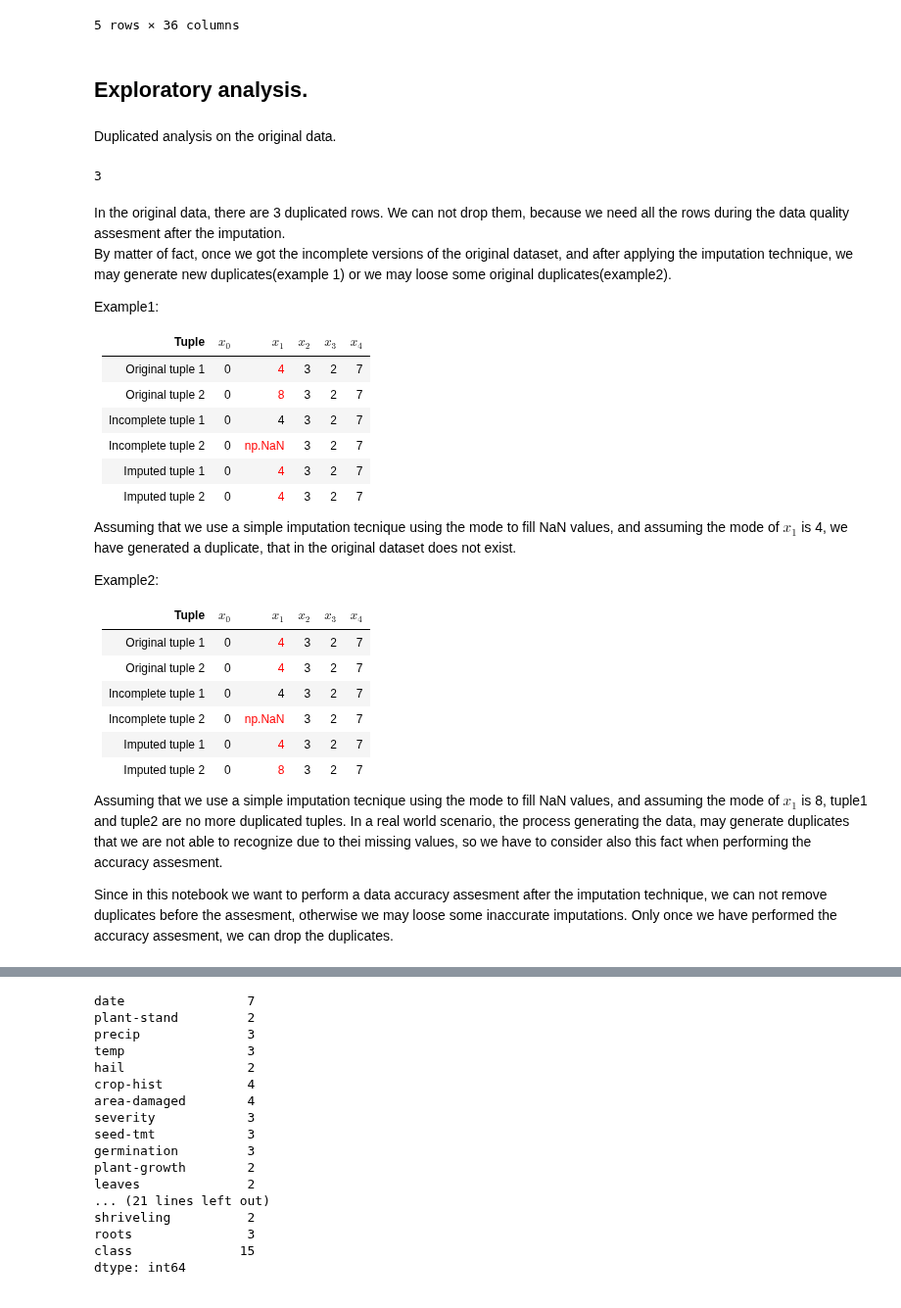
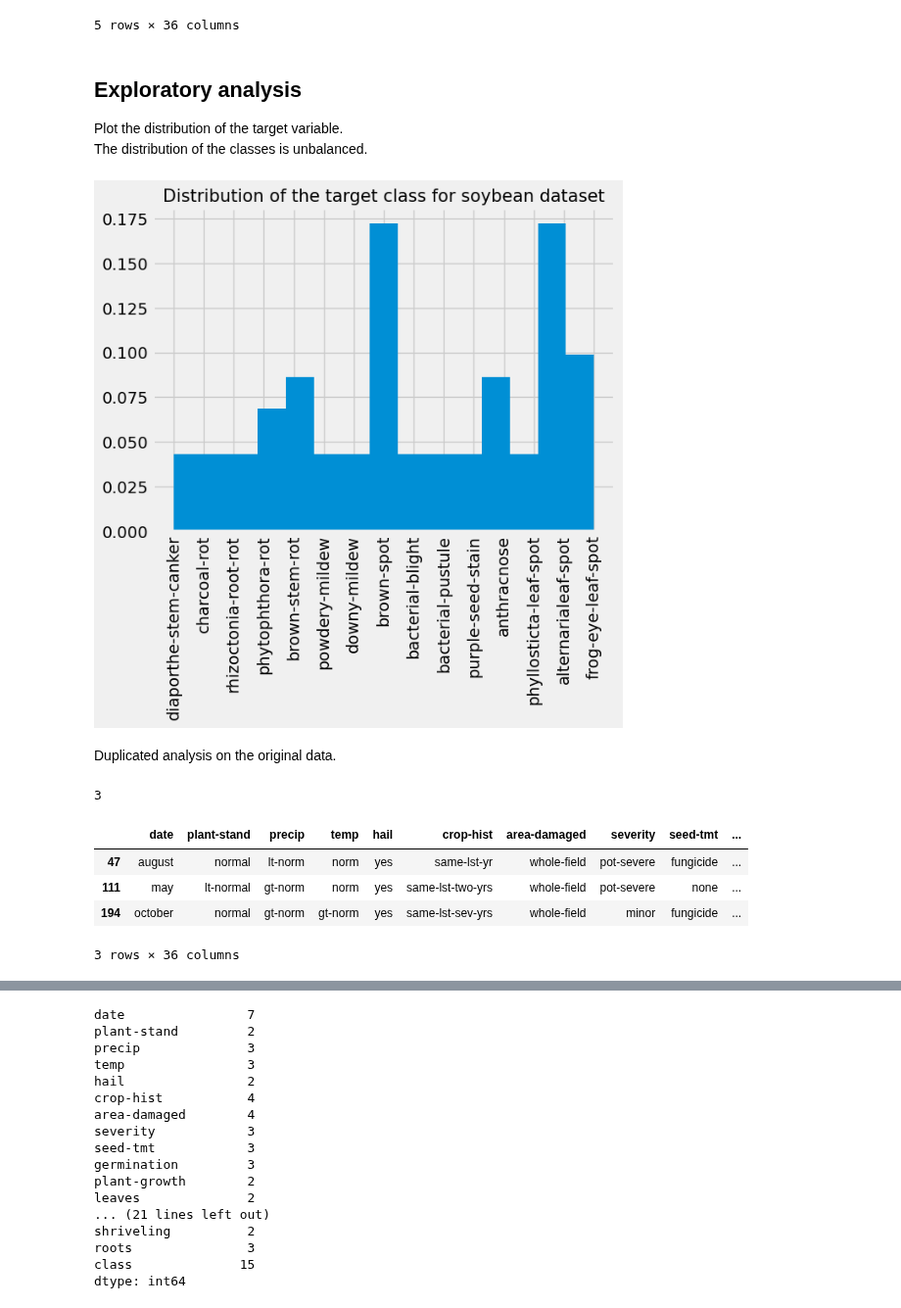
Before and after one commit to VladMarianCimpeanu/DIQ-assignment, a Jupyter notebook: code/soybean_notebook.ipynb, the cells around one changed output, grey strips where cells are left out. Shown at 98% size. Cells and saved outputs as stored; diff of their text form; code cells hidden in the pictures.

```diff
--- a/code/soybean_notebook.ipynb
+++ b/code/soybean_notebook.ipynb
@@ -41,46 +41,27 @@ soybean_df.head()
 | 4 | october | normal | gt-norm | norm | yes | same-lst-two-yrs | scattered | pot-severe | none | ... |
 5 rows × 36 columns
 # %% [markdown]
-## Exploratory analysis.
+## Exploratory analysis
+Plot the distribution of the target variable.\
+The distribution of the classes is unbalanced.
-# %% [markdown]
-Duplicated analysis on the original data.
-# %%
-soybean_df[soybean_df.duplicated(keep='first')].shape[0]
-# %% [output]
-3
-# %% [markdown]
-In the original data, there are 3 duplicated rows. We can not drop them, because we need all the rows during the data quality assesment after the imputation.\
-By matter of fact, once we got the incomplete versions of the original dataset, and after applying the imputation technique, we may generate new duplicates(example 1) or we may loose some original duplicates(example2).
-
-Example1:
-
-
-|Tuple|$x_0$|$x_1$|$x_2$|$x_3$|$x_4$|
-|---|---|---|---|---|---|
-|Original tuple 1|0|<span style="color: red;">4</span>|3|2|7|
-|Original tuple 2|0|<span style="color: red;">8</span>|3|2|7|
-|Incomplete tuple 1|0|4|3|2|7|
-|Incomplete tuple 2|0|<span style="color: red;">np.NaN</span>|3|2|7|
-|Imputed tuple 1|0|<span style="color: red;">4</span>|3|2|7|
-|Imputed tuple 2|0|<span style="color: red;">4</span>|3|2|7|
-
-Assuming that we use a simple imputation tecnique using the mode to fill NaN values, and assuming the mode of $x_1$ is 4,
-we have generated a duplicate, that in the original dataset does not exist.
-
-Example2:
-
-
-|Tuple|$x_0$|$x_1$|$x_2$|$x_3$|$x_4$|
-|---|---|---|---|---|---|
-|Original tuple 1|0|<span style="color: red;">4</span>|3|2|7|
-|Original tuple 2|0|<span style="color: red;">4</span>|3|2|7|
-|Incomplete tuple 1|0|4|3|2|7|
-|Incomplete tuple 2|0|<span style="color: red;">np.NaN</span>|3|2|7|
-|Imputed tuple 1|0|<span style="color: red;">4</span>|3|2|7|
-|Imputed tuple 2|0|<span style="color: red;">8</span>|3|2|7|
-
-Assuming that we use a simple imputation tecnique using the mode to fill NaN values, and assuming the mode of $x_1$ is 8,
-tuple1 and tuple2 are no more duplicated tuples. In a real world scenario, the process generating the data, may generate duplicates that we are not able to recognize due to thei missing values, so we have to consider also this fact when performing the accuracy assesment.
-
-Since in this notebook we want to perform a data accuracy assesment after the imputation technique, we can not remove duplicates before the assesment, otherwise we may loose some inaccurate imputations.
-Only once we have performed the accuracy assesment, we can drop the duplicates.
+# %%
+soybean_df['class'].hist(bins=15, density=True)
+plt.xticks(rotation=90)
+plt.title('Distribution of the target class for soybean dataset', fontsize=15)
+plt.show()
+# %% [output]
+[figure, added]
+# %% [markdown]
+Duplicated analysis on the original data.
+# %%
+soybean_df[soybean_df.duplicated(keep='first')].shape[0]
+# %% [output]
+3
+# %%
+soybean_df[soybean_df.duplicated(keep='first')]
+# %% [output]
+|  | date | plant-stand | precip | temp | hail | crop-hist | area-damaged | severity | seed-tmt | ... |
+| 47 | august | normal | lt-norm | norm | yes | same-lst-yr | whole-field | pot-severe | fungicide | ... |
+| 111 | may | lt-normal | gt-norm | norm | yes | same-lst-two-yrs | whole-field | pot-severe | none | ... |
+| 194 | october | normal | gt-norm | gt-norm | yes | same-lst-sev-yrs | whole-field | minor | fungicide | ... |
+3 rows × 36 columns
```
Also changed, not shown: parts of 38 cells of this notebook.
